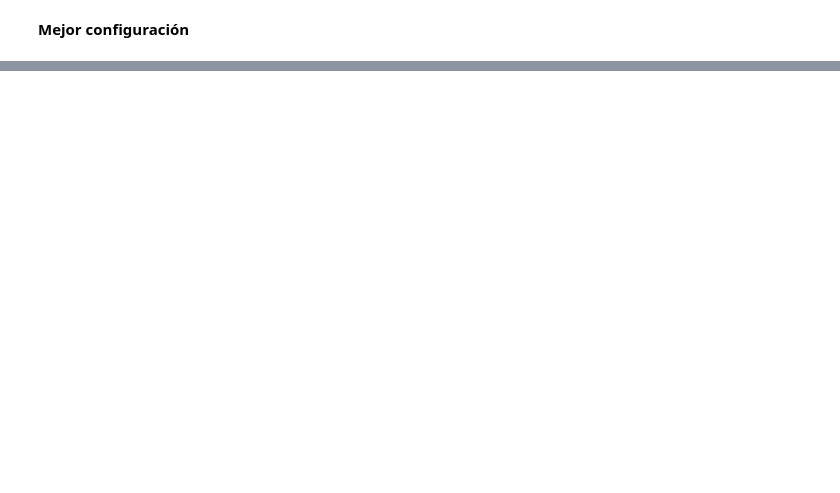
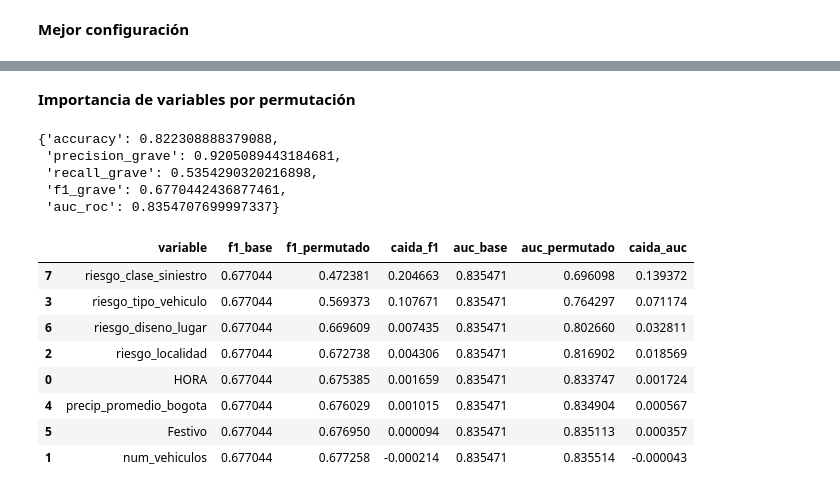
Before and after one commit to Vankold1/SiniBogota, a Jupyter notebook: SiniBogota_LD_ANFIS.ipynb, the cells around one changed output, grey strips where cells are left out. Drawn from its saved outputs; the diff is of its cells as text; code cells hidden in the pictures; blank space fills up the shorter version.

```diff
--- a/SiniBogota_LD_ANFIS.ipynb
+++ b/SiniBogota_LD_ANFIS.ipynb
@@ -1850,0 +2115,77 @@ print(datasets_anfis[mejor_nombre_dataset]['variables'])
+# %% [markdown]
+**Importancia de variables por permutación**
+# %%
+def evaluar_metricas_prob(y_true, prob, threshold=0.5):
+    pred = (prob >= threshold).astype(int)
+    return {
+        'accuracy': accuracy_score(y_true, pred),
+        'precision_grave': precision_score(y_true, pred, zero_division=0),
+        'recall_grave': recall_score(y_true, pred, zero_division=0),
+        'f1_grave': f1_score(y_true, pred, zero_division=0),
+        'auc_roc': roc_auc_score(y_true, prob)
+    }
+metricas_base = evaluar_metricas_prob(y_test_np, prob_test_final, threshold=0.5)
+metricas_base
+# %% [output]
+{'accuracy': 0.822308888379088,
+ 'precision_grave': 0.9205089443184681,
+ 'recall_grave': 0.5354290320216898,
+ 'f1_grave': 0.6770442436877461,
+ 'auc_roc': 0.8354707699997337}
+# %%
+def permutation_importance_anfis(
+    model,
+    X_test,
+    y_test,
+    variables,
+    threshold=0.5,
+    seed=42
+):
+    rng = np.random.default_rng(seed)
+    X_test_tensor = torch.tensor(X_test, dtype=torch.float32)
+    model.eval()
+    with torch.no_grad():
+        prob_base = torch.sigmoid(model(X_test_tensor)).cpu().numpy()
+
+    base_metrics = evaluar_metricas_prob(y_test, prob_base, threshold=threshold)
+    importancias = []
+
+    for j, var in enumerate(variables):
+        X_perm = X_test.copy()
+        X_perm[:, j] = rng.permutation(X_perm[:, j])
+        X_perm_tensor = torch.tensor(X_perm, dtype=torch.float32)
+
+        with torch.no_grad():
+            prob_perm = torch.sigmoid(model(X_perm_tensor)).cpu().numpy()
+
+        perm_metrics = evaluar_metricas_prob(y_test, prob_perm, threshold=threshold)
+        importancias.append({
+            'variable': var,
+            'f1_base': base_metrics['f1_grave'],
+            'f1_permutado': perm_metrics['f1_grave'],
+            'caida_f1': base_metrics['f1_grave'] - perm_metrics['f1_grave'],
+            'auc_base': base_metrics['auc_roc'],
+            'auc_permutado': perm_metrics['auc_roc'],
+            'caida_auc': base_metrics['auc_roc'] - perm_metrics['auc_roc']
+        })
+    return pd.DataFrame(importancias).sort_values(by='caida_f1', ascending=False)
+
+df_importancia = permutation_importance_anfis(
+    model=modelo_final,
+    X_test=X_test_best,
+    y_test=y_test_np,
+    variables=variables_best,
+    threshold=0.5,
+    seed=42
+)
+df_importancia
+# %% [output]
+|  | variable | f1_base | f1_permutado | caida_f1 | auc_base | auc_permutado | caida_auc |
+| 7 | riesgo_clase_siniestro | 0.677044 | 0.472381 | 0.204663 | 0.835471 | 0.696098 | 0.139372 |
+| 3 | riesgo_tipo_vehiculo | 0.677044 | 0.569373 | 0.107671 | 0.835471 | 0.764297 | 0.071174 |
+| 6 | riesgo_diseno_lugar | 0.677044 | 0.669609 | 0.007435 | 0.835471 | 0.802660 | 0.032811 |
+| 2 | riesgo_localidad | 0.677044 | 0.672738 | 0.004306 | 0.835471 | 0.816902 | 0.018569 |
+| 0 | HORA | 0.677044 | 0.675385 | 0.001659 | 0.835471 | 0.833747 | 0.001724 |
+| 4 | precip_promedio_bogota | 0.677044 | 0.676029 | 0.001015 | 0.835471 | 0.834904 | 0.000567 |
+| 5 | Festivo | 0.677044 | 0.676950 | 0.000094 | 0.835471 | 0.835113 | 0.000357 |
+| 1 | num_vehiculos | 0.677044 | 0.677258 | -0.000214 | 0.835471 | 0.835514 | -0.000043 |
```
Also changed, not shown: parts of 18 cells of this notebook.
